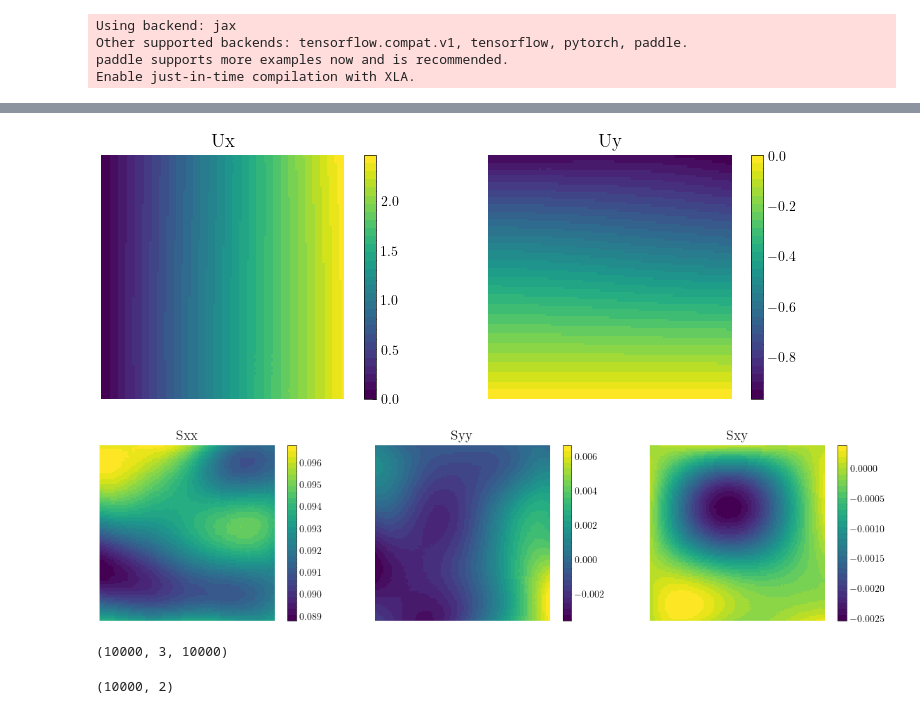
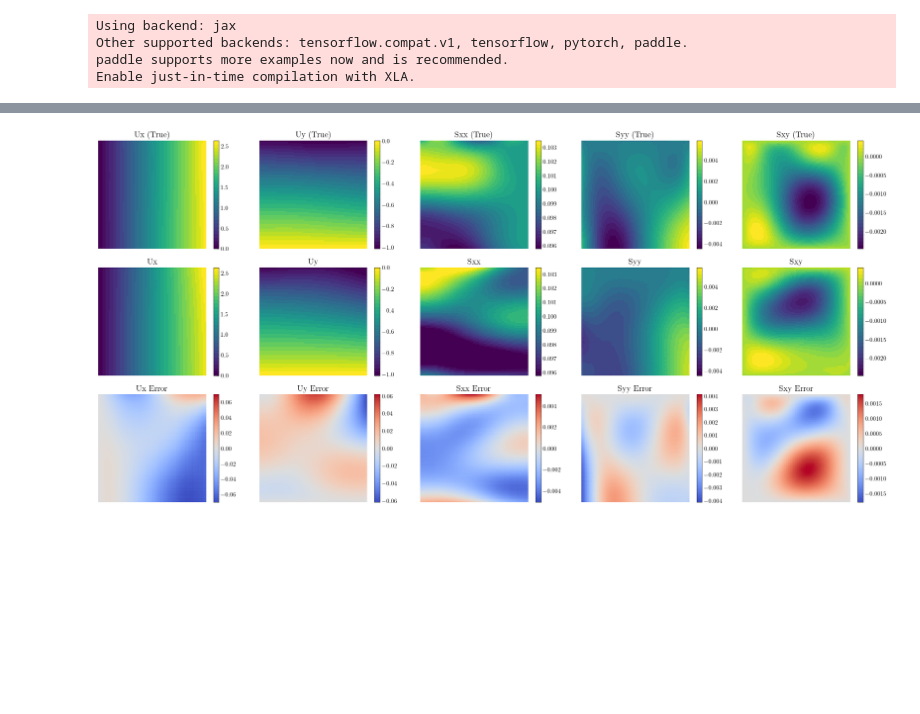
Before and after one commit to bonneted/PINN-PC, a Jupyter notebook: composite plate/one_sample/pinn_one_sample.ipynb, the cells around one changed output, grey strips where cells are left out. Drawn from its saved outputs; the diff is of its cells as text; code cells hidden in the pictures; blank space fills up the shorter version.

```diff
--- a/composite plate/one_sample/pinn_one_sample.ipynb
+++ b/composite plate/one_sample/pinn_one_sample.ipynb
@@ -302,7 +302,7 @@ data = dde.data.PDE(
     geom,
     pde,
     bcs,
-    num_domain=10000 if net_type == "spinn" else 500,
+    num_domain=20000 if net_type == "spinn" else 500,
     num_boundary=0,
     solution=solution_fn,
     num_test=100,
@@ -376,5 +376,5 @@ Compiling model...
 # %%
-losshistory, train_state = model.train(iterations=10000, display_every=200)
+losshistory, train_state = model.train(iterations=100000, display_every=1000)
 # %% [output]
 Training model...
 
@@ -396,66 +396,57 @@ Step      Train loss
 # %%
 from matplotlib.colors import ListedColormap
 
 cmap = plt.get_cmap('viridis')
 num_colors = 30
 color_values = [cmap(i) for i in np.linspace(0, 1, num_colors)]
 cmap = ListedColormap(color_values)
 
 
 X_input = [np.linspace(0, Lmax, 100).reshape(-1, 1)] * 2
 X_mesh, Y_mesh = np.meshgrid(X_input[0], X_input[1])
 if net_type != "spinn":
     X_input = np.vstack((X_mesh.flatten(), Y_mesh.flatten())).T
 Y_pred = model.predict([X_input])
 Y_pred_fun = lambda x: model.net.apply(model.net.params, x)
 Ux_pred = Y_pred[:, 0].reshape(X_mesh.shape).T
 Uy_pred = Y_pred[:, 1].reshape(X_mesh.shape).T
 
 S_pred = S_from_output(X_input,(Y_pred,Y_pred_fun),X_input)
 Sxx_pred = S_pred[:,0].reshape(X_mesh.shape).T
 Syy_pred = S_pred[:,1].reshape(X_mesh.shape).T
 Sxy_pred = S_pred[:,2].reshape(X_mesh.shape).T
 
 Ux_true = solution_fn(X_input)[:,0].reshape(X_mesh.shape).T
 Uy_true = solution_fn(X_input)[:,1].reshape(X_mesh.shape).T
 
-# fig,ax = plt.subplots(1, 2, figsize=(12, 5))
-# im = pcolor_plot(ax[0], X_mesh, Y_mesh, Ux_pred, "Ux")
-# fig.colorbar(im, ax=ax[0])
-# im = pcolor_plot(ax[1], X_mesh, Y_mesh, Ux_pred - Ux_true, "Ux Error",colormap="coolwarm")#,cmin=-0.1,cmax=0.1)
-# fig.colorbar(im, ax=ax[1])
-# fig.tight_layout()
+Sxx_true = stress_fn(X_input)[:,0].reshape(X_mesh.shape).T
+Syy_true = stress_fn(X_input)[:,1].reshape(X_mesh.shape).T
+Sxy_true = stress_fn(X_input)[:,2].reshape(X_mesh.shape).T
 
-# fig,ax = plt.subplots(1, 2, figsize=(12, 5))
-# im = pcolor_plot(ax[0], X_mesh, Y_mesh, Uy_pred, "Uy")
-# fig.colorbar(im, ax=ax[0])
-# im = pcolor_plot(ax[1], X_mesh, Y_mesh, Uy_pred - Uy_true, "Uy Error",colormap="coolwarm")#,cmin=-0.1,cmax=0.1)
-# fig.colorbar(im, ax=ax[1])
-# fig.tight_layout()
+fields = [Ux_pred, Uy_pred, Sxx_pred, Syy_pred, Sxy_pred]
+fields_true = [Ux_true, Uy_true, Sxx_true, Syy_true, Sxy_true]
+field_names = ["Ux", "Uy", "Sxx", "Syy", "Sxy"]
 
-fig,ax = plt.subplots(1, 2, figsize=(8, 3))
-im = pcolor_plot(ax[0], X_mesh, Y_mesh, Ux_pred, "Ux",colormap=cmap)
-fig.colorbar(im, ax=ax[0])
-im = pcolor_plot(ax[1], X_mesh, Y_mesh, Uy_pred, "Uy",colormap=cmap)
-fig.colorbar(im, ax=ax[1])
+fig,ax = plt.subplots(3, 5, figsize=(19, 9))
+
+for i in range(5):
+    cmax = np.max(fields_true[i])
+    cmin = np.min(fields_true[i])
+    im = pcolor_plot(ax[0][i], X_mesh, Y_mesh, fields_true[i], field_names[i] + " (True)",colormap=cmap,cmin=cmin,cmax=cmax)
+    fig.colorbar(im, ax=ax[0][i])
+
+    im = pcolor_plot(ax[1][i], X_mesh, Y_mesh, fields[i], field_names[i],colormap=cmap,cmin=cmin,cmax=cmax)
+    fig.colorbar(im, ax=ax[1][i])
+
+    diff = fields[i] - fields_true[i]
+    cmax = np.max(np.abs(diff))
+    im = pcolor_plot(ax[2][i], X_mesh, Y_mesh, diff, field_names[i] + " Error",colormap="coolwarm",cmin=-cmax,cmax=cmax)
+    fig.colorbar(im, ax=ax[2][i])
+
+    for i in range(3):
+        ax[i][0].set_aspect("equal", "box")
+        ax[i][0].axis("off")
+
 fig.tight_layout()
-
-fig,ax = plt.subplots(1, 3, figsize=(12, 3))
-im = pcolor_plot(ax[0], X_mesh, Y_mesh, Sxx_pred, "Sxx",colormap=cmap)
-fig.colorbar(im, ax=ax[0])
-im = pcolor_plot(ax[1], X_mesh, Y_mesh, Syy_pred, "Syy",colormap=cmap)
-fig.colorbar(im, ax=ax[1])
-im = pcolor_plot(ax[2], X_mesh, Y_mesh, Sxy_pred, "Sxy",colormap=cmap)
-fig.colorbar(im, ax=ax[2])
-fig.tight_layout()
 # %% [output]
-[figure, old version]
+[figure, new version]
-[figure, removed]
-# %%
-S_pred.shape
-# %% [output]
-(10000, 3, 10000)
-# %%
-Y_pred.shape
-# %% [output]
-(10000, 2)
```
Also changed, not shown: parts of 3 cells of this notebook, 4 other files.
